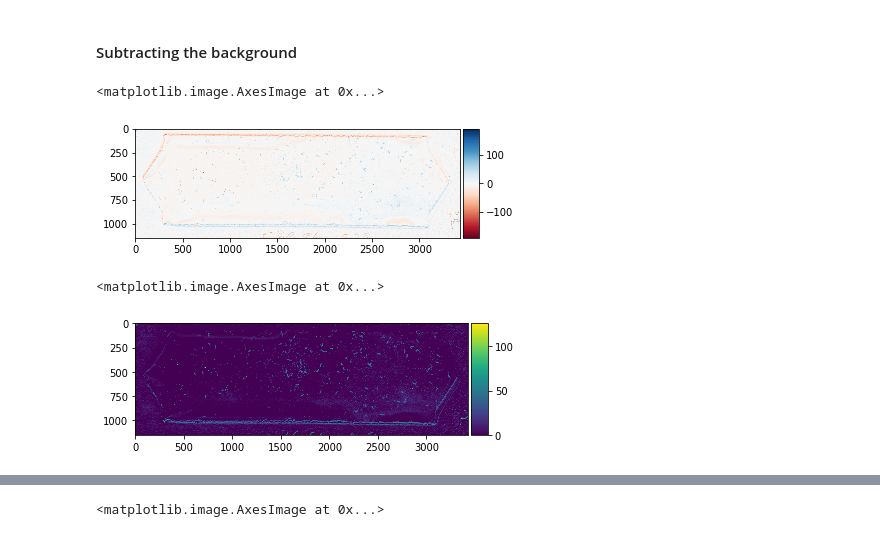
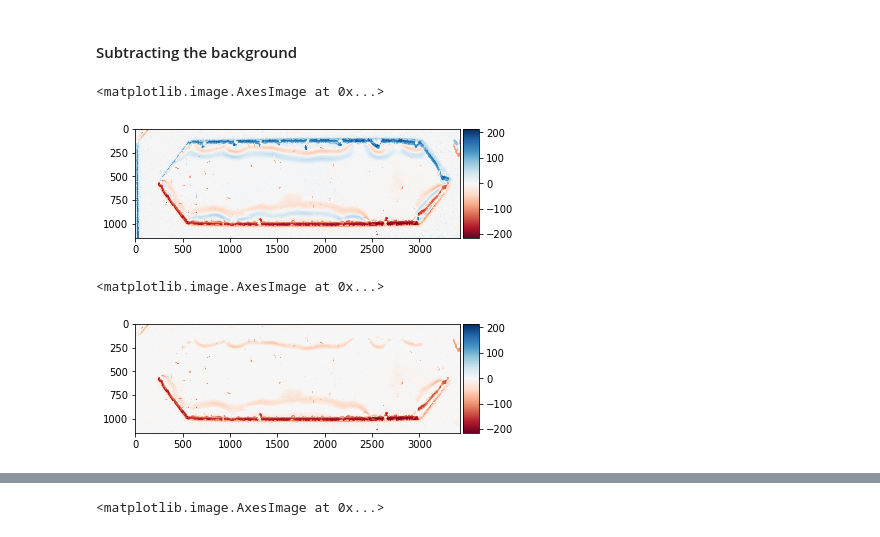
Before and after one commit to Neuroplant-Resources/Neuroplant-OWL, a Jupyter notebook: Image Analysis Adaptive Thresholding.ipynb, the cells around one changed output, grey strips where cells are left out. Saved outputs shown, nothing was run; the diff lists cells and outputs as text; code cells hidden in the pictures.

```diff
--- a/Image Analysis Adaptive Thresholding.ipynb
+++ b/Image Analysis Adaptive Thresholding.ipynb
@@ -695,8 +677,8 @@ io.imshow(pre_image)
 #### Aligning the post image to the pre image
 # %%
 plate_id = 'SUG_012'
-well_id = 'P'
+well_id = 'S'
 slot_id = 4
 # %%
-fin_aligned, h = alignImages(pre_image, fin_image)
-io.imshow(fin_aligned)
+fin_aligned, h = alignImages(pre_img, fin_img)
+#io.imshow(fin_aligned)
@@ -706,7 +685,7 @@ io.imshow(fin_aligned)
 # %% [markdown]
 #### Cropping to a single plate
 # %%
-pre_cropped_2plate, fin_cropped_2plate = crop_to_one_plate(pre_image, fin_image, slot_id)
+pre_cropped_2plate, fin_cropped_2plate = crop_to_one_plate(pre_img, fin_aligned, slot_id)
 io.imshow(fin_cropped_2plate)
 print('Pre Image Dims: ' + str(pre_cropped_2plate.shape) + ' and Fin Image Dims: ' + str(fin_cropped_2plate.shape))
 #cv2.imwrite(plate_id + 'cropped_2plate.tif', fin_cropped_2plate)
@@ -737,18 +706,18 @@ Pre Image Dims: (1150, 3424) and Fin Image Dims: (1150, 3424)
 # %% [markdown]
 #### Subtracting the background
 # %%
-bkg_subtract = np.subtract(fin_cropped_2well.astype('int16'), pre_cropped_2well.astype('int16'))
+bkg_subtract = np.subtract(pre_cropped_2well.astype('int16'), fin_cropped_2well.astype('int16'))
 io.imshow(bkg_subtract)
 # %% [output]
 <matplotlib.image.AxesImage at 0x...>
-[figure, old version]
+[figure, new version]
 # %%
-bkg_subtract[bkg_subtract < 0] = 0
+bkg_subtract[bkg_subtract > 0] = 0
 #bkg_subtract = abs(bkg_subtract)
 io.imshow(bkg_subtract)
 # %% [output]
 <matplotlib.image.AxesImage at 0x...>
-[figure, old version]
+[figure, new version]
 # %%
 bkg_subtract = bkg_subtract.astype('int8')
 io.imshow(bkg_subtract)
```
Also changed, not shown: parts of 12 cells of this notebook.
